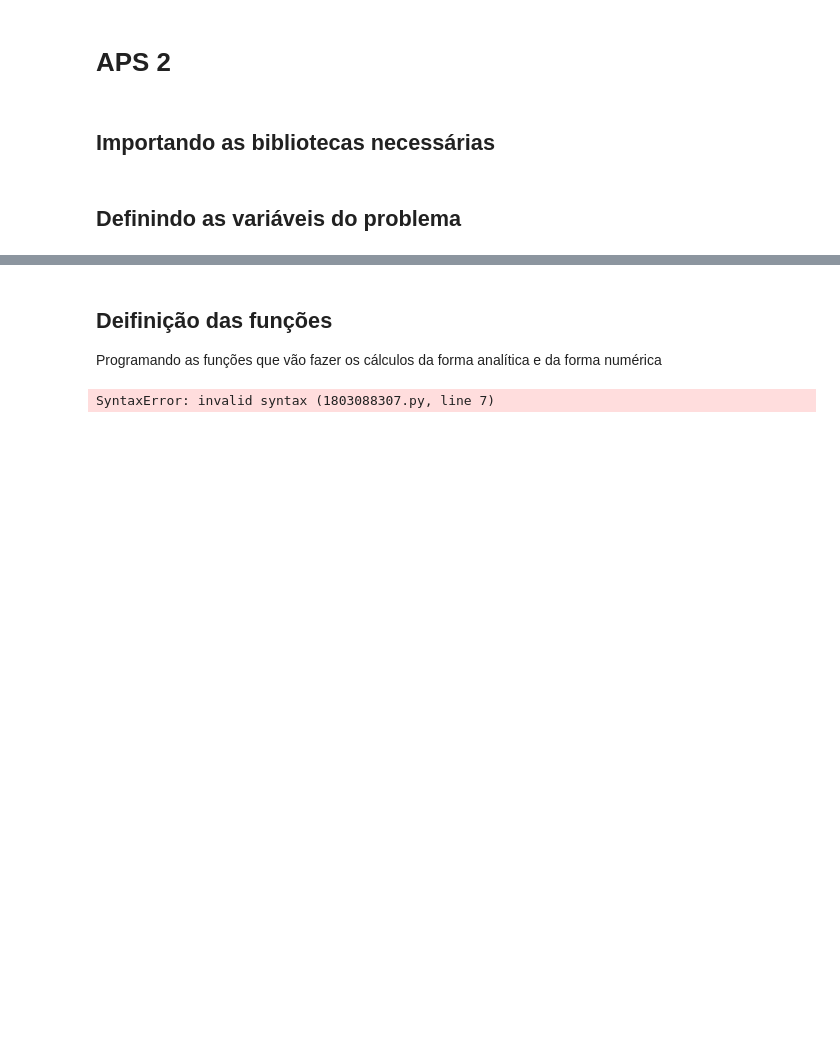
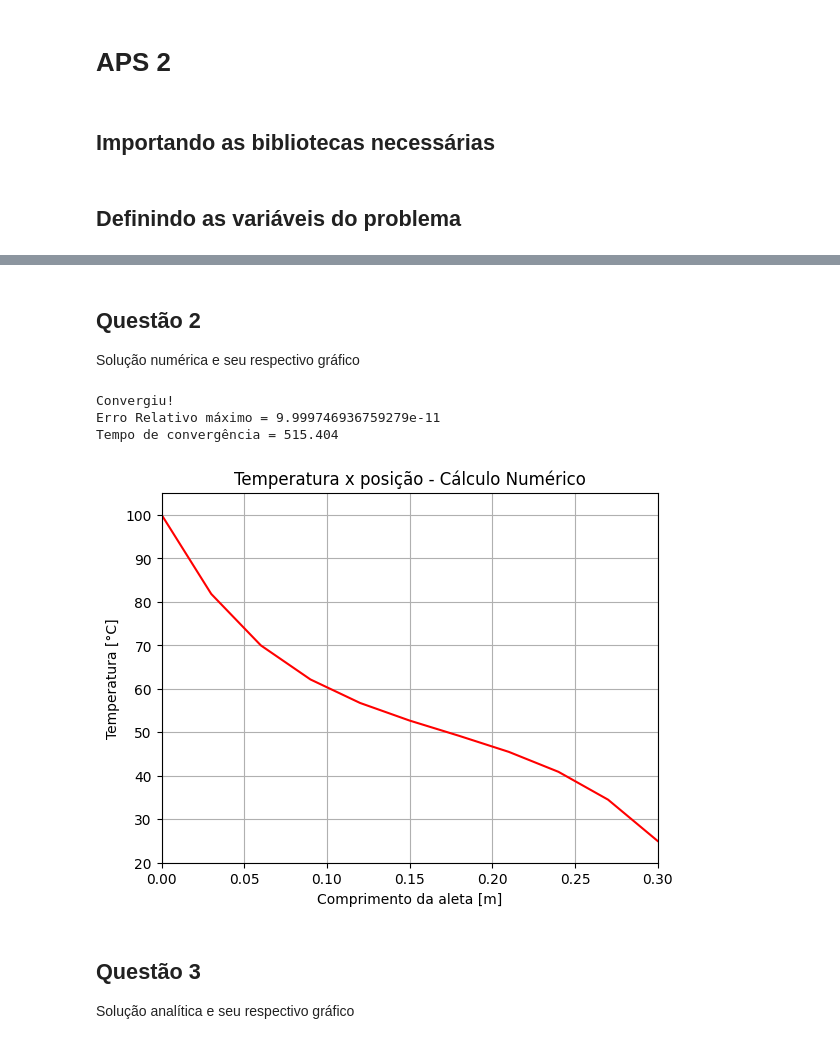
Before and after one commit to renatex333/APS1-TransCal, a Jupyter notebook: APS 2/aps2.ipynb, the cells around one changed output, grey strips where cells are left out. Saved outputs shown, nothing was run; the diff lists cells and outputs as text; code cells hidden in the pictures; blank space fills up the shorter version.

```diff
--- a/APS 2/aps2.ipynb
+++ b/APS 2/aps2.ipynb
@@ -58,14 +62,59 @@ $T_m ^{\ l+1} = \left( \frac{\alpha \cdot \Delta t}{\Delta x^{\ 2}}\right) \cdot
-# %% [markdown]
-## Deifinição das funções
-
-Programando as funções que vão fazer os cálculos da forma analítica e da forma numérica
-# %%
-def sol_analitica(temperaturas):
-    """
-    Permite prever a solução analítica do problema.
-    """
-    novas_temperaturas = []
-    for t in temperaturas:
-        t_analitica =
-# %% [output]
-SyntaxError: invalid syntax (1803088307.py, line 7)
+# %% [markdown]
+## Questão 2
+
+Solução numérica e seu respectivo gráfico
+# %%
+def sol_numerica():
+    """
+    Permite calcular a solução numérica do problema.
+    """
+    # Matriz para armazenar todas as temperaturas [°C]
+    T = np.zeros(shape=(nx,nt))
+
+    # Define as condições de contorno
+    T[0, :] = t_base
+    T[nx-1, :] = t_extremidade
+
+    # Constantes para os cálculos:
+    lamb = (alpha * dt/(dx**2))
+    gam = (h_amb * p * alpha * dt)/(k_mat * a)
+
+    # l -> tempo
+    # m -> espaço
+    for l in range(0,nt-1):
+        for m in range(1, nx-1):
+            # l + 1 -> instante de tempo atual
+            T[m, l + 1] = T[m, l] + (lamb * (T[m+1, l] - 2 * T[m, l] + T[m-1, l])) - (gam * (T[m, l] - t_fluido))
+
+        erro = np.amax(abs(T[0:nx-1, l + 1] - T[0:nx-1, l]) / T[0:nx-1, l + 1])
+        if tol >= erro:
+            print('Convergiu!')
+            break
+    print(f"Erro Relativo máximo = {erro}")
+    print(f"Tempo de convergência = {l*dt}")
+
+    return T[:, l]
+# %%
+# Recebe resultado da solução numérica na estabilidade
+T_numerica = sol_numerica()
+# %% [output]
+Convergiu!
+Erro Relativo máximo = 9.999746936759279e-11
+Tempo de convergência = 515.404
+# %%
+# Plot do gráfico - Solução Analítica
+fig, ax = plt.subplots()
+ax.plot(posicao, T_numerica, color="red")
+ax.set(xlabel='Comprimento da aleta [m]', ylabel='Temperatura [°C]',
+       title='Temperatura x posição - Cálculo Numérico')
+plt.grid()
+ax.set_ylim(ymin=20, ymax=t_base+5)
+ax.set_xlim(xmin=0, xmax=0.3)
+fig.savefig("TemperaturaxPosicao-Numerico.png")
+plt.show()
+# %% [output]
+[figure, added]
+# %% [markdown]
+## Questão 3
+
+Solução analítica e seu respectivo gráfico
```
Also changed, not shown: parts of 8 cells of this notebook, 3 other files.
